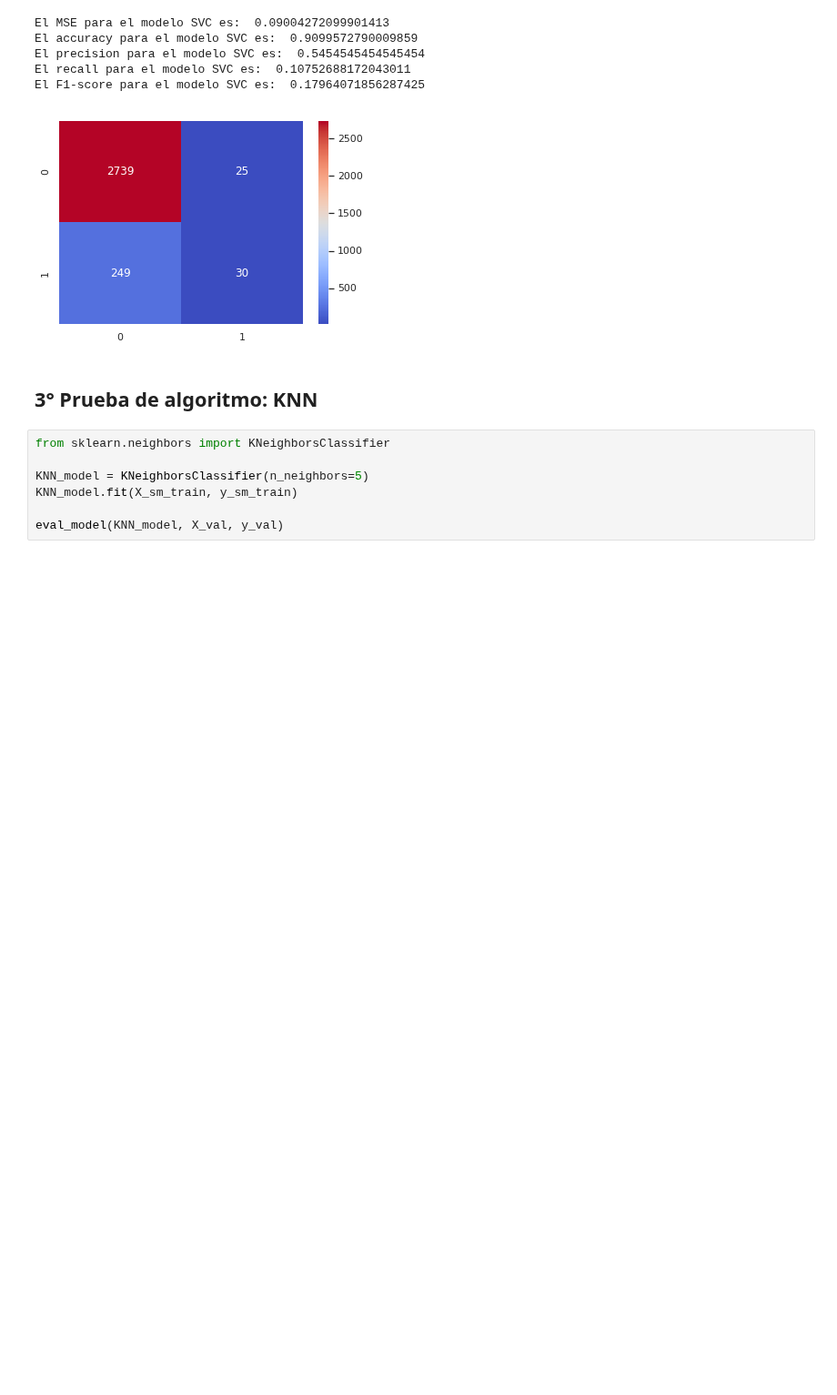
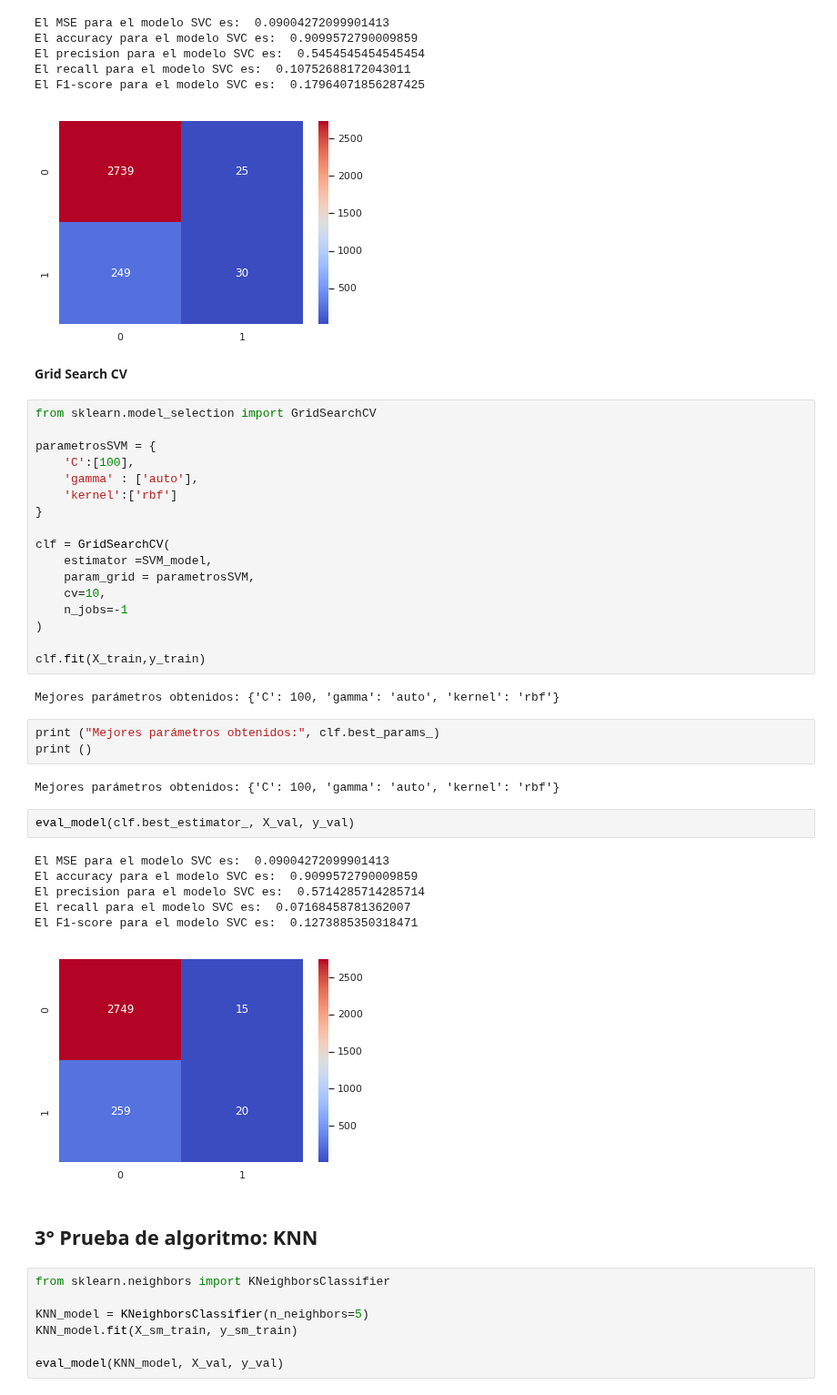
Before and after one commit to MrCycler/ML_PULSAR_CLASSIFICATION_PROJECT, a Jupyter notebook: APLICACION DE ALGORITMOS/Prueba_DataCruda.ipynb, the cells around one changed output. Shown at 91% size. Saved outputs shown, nothing was run; the diff lists cells and outputs as text; blank space fills up the shorter version.

Commit message:
Data cruda - GridSearchCV

```diff
--- a/APLICACION DE ALGORITMOS/Prueba_DataCruda.ipynb
+++ b/APLICACION DE ALGORITMOS/Prueba_DataCruda.ipynb
@@ -127,6 +129,41 @@ El precision para el modelo SVC es:  0.5454545454545454
 El recall para el modelo SVC es:  0.10752688172043011
 El F1-score para el modelo SVC es:  0.17964071856287425
 [figure]
+# %% [markdown]
+**Grid Search CV**
+# %%
+from sklearn.model_selection import GridSearchCV
+
+parametrosSVM = {
+    'C':[100],
+    'gamma' : ['auto'],
+    'kernel':['rbf']
+}
+
+clf = GridSearchCV(
+    estimator =SVM_model,
+    param_grid = parametrosSVM,
+    cv=10,
+    n_jobs=-1
+)
+
+clf.fit(X_train,y_train)
+# %% [output]
+Mejores parámetros obtenidos: {'C': 100, 'gamma': 'auto', 'kernel': 'rbf'}
+# %%
+print ("Mejores parámetros obtenidos:", clf.best_params_)
+print ()
+# %% [output]
+Mejores parámetros obtenidos: {'C': 100, 'gamma': 'auto', 'kernel': 'rbf'}
+# %%
+eval_model(clf.best_estimator_, X_val, y_val)
+# %% [output]
+El MSE para el modelo SVC es:  0.09004272099901413
+El accuracy para el modelo SVC es:  0.9099572790009859
+El precision para el modelo SVC es:  0.5714285714285714
+El recall para el modelo SVC es:  0.07168458781362007
+El F1-score para el modelo SVC es:  0.1273885350318471
+[figure, added]
 # %% [markdown]
 ## **3° Prueba de algoritmo: KNN**
 # %%
```
Also changed, not shown: parts of 1 cell of this notebook.
